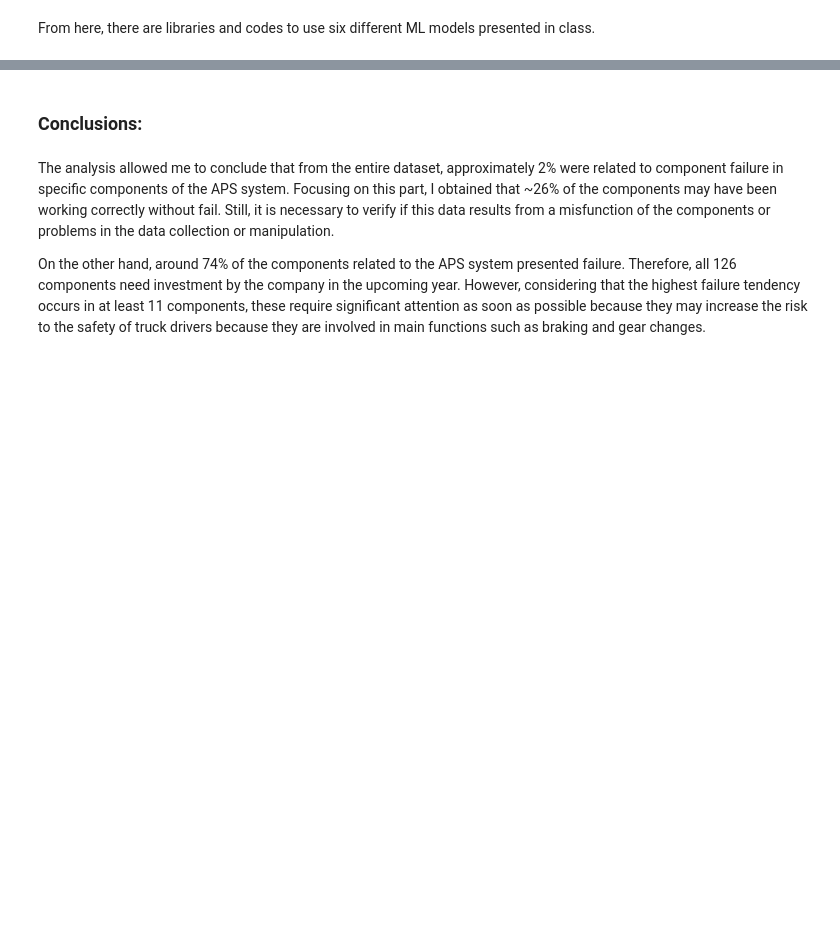
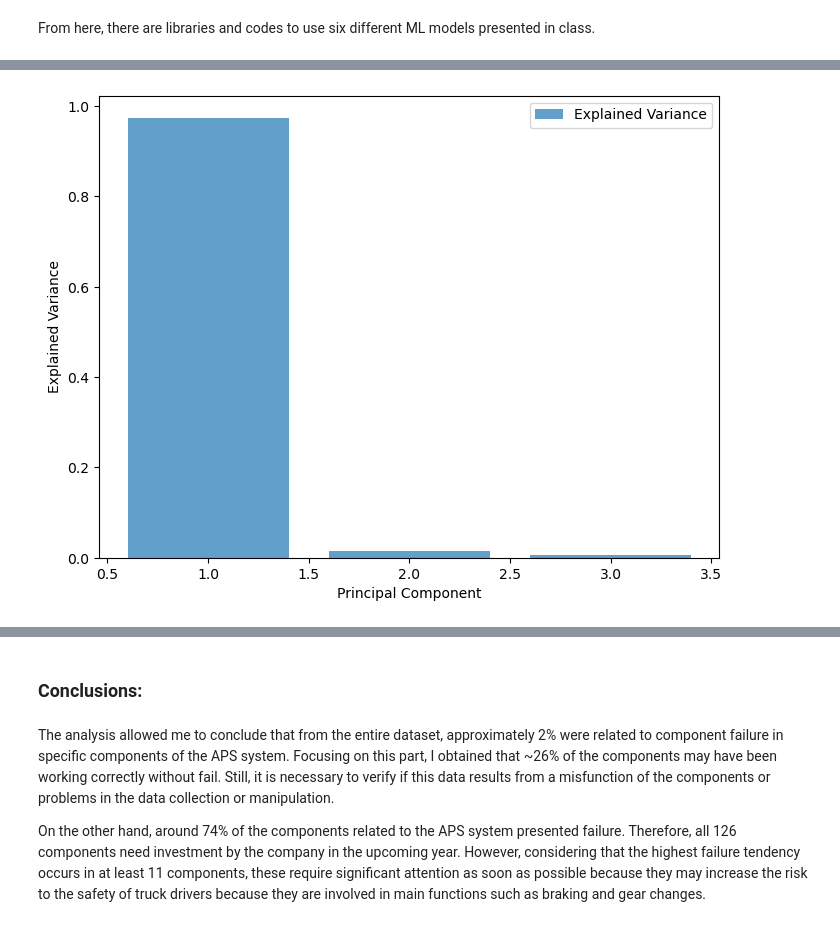
Before and after one commit to DanielaBarreto2023278/CA1_DataPrep_HDip, a Jupyter notebook: DanielaMarianoBarreto_DPrepHDip_CA1.ipynb, the cells around one changed output, grey strips where cells are left out. Cells and saved outputs as stored; diff of their text form; code cells hidden in the pictures; blank space fills up the shorter version.

```diff
--- a/DanielaMarianoBarreto_DPrepHDip_CA1.ipynb
+++ b/DanielaMarianoBarreto_DPrepHDip_CA1.ipynb
@@ -960,0 +978,9 @@ Oversampled Class Distribution: Counter({0: 58988, 1: 58988})
+# %%
+plt.figure(figsize=(8, 6))
+plt.bar(np.arange(1, len(explained_variance) + 1), explained_variance, label='Explained Variance', alpha=0.7)
+plt.xlabel('Principal Component')
+plt.ylabel('Explained Variance')
+plt.legend(loc='upper right')
+plt.show()
+# %% [output]
+[figure, added]
```
Also changed, not shown: parts of 67 cells of this notebook.
